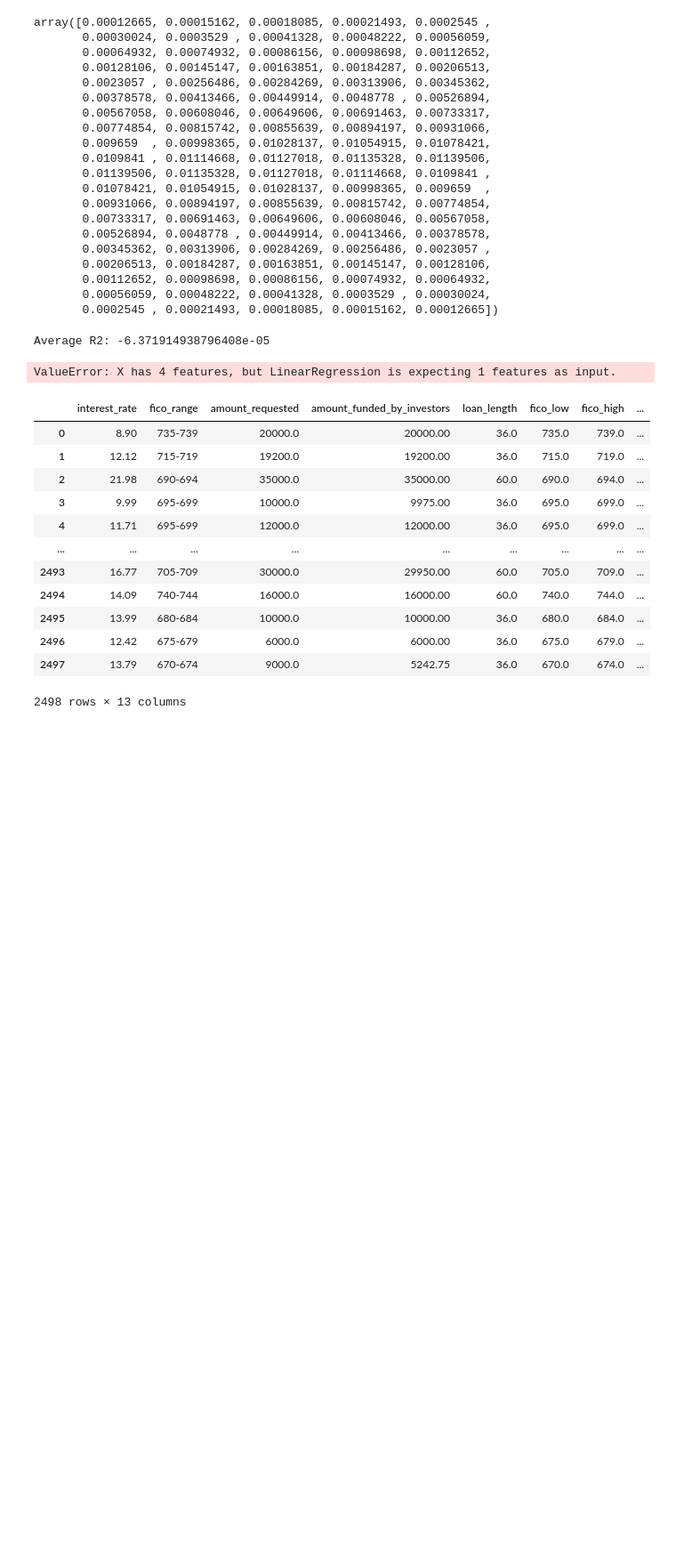
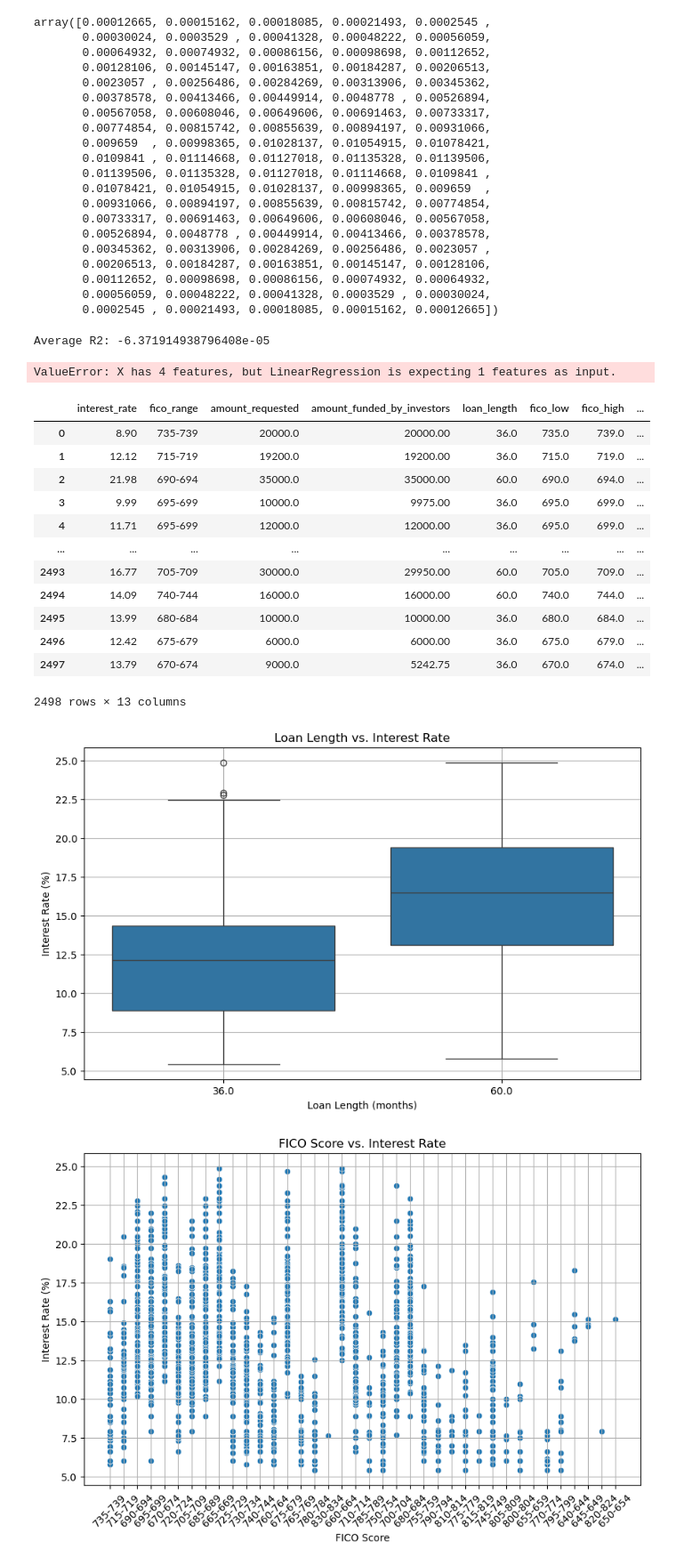
Before and after one commit to OKI300MER/interest_rate, a Jupyter notebook: interest_rate.ipynb, the cells around one changed output. Shown at 89% size. Saved outputs shown, nothing was run; the diff lists cells and outputs as text; code cells hidden in the pictures; blank space fills up the shorter version.

```diff
--- a/interest_rate.ipynb
+++ b/interest_rate.ipynb
@@ -284,3 +284,32 @@ bank_data
 | 2496 | 12.42 | 675-679 | 6000.0 | 6000.00 | 36.0 | 675.0 | 679.0 | ... |
 | 2497 | 13.79 | 670-674 | 9000.0 | 5242.75 | 36.0 | 670.0 | 674.0 | ... |
 2498 rows × 13 columns
+# %%
+plt.figure(figsize=(10, 6))
+sns.boxplot(x='loan_length', y='interest_rate', data=bank_data)
+plt.title('Loan Length vs. Interest Rate')
+plt.xlabel('Loan Length (months)')
+plt.ylabel('Interest Rate (%)')
+plt.grid(True)
+plt.show()
+
+plt.figure(figsize=(10, 6))
+sns.scatterplot(x='fico_range', y='interest_rate', data=bank_data)
+plt.title('FICO Score vs. Interest Rate')
+plt.xticks(rotation=45)
+plt.xlabel('FICO Score')
+plt.ylabel('Interest Rate (%)')
+plt.grid(True)
+plt.show()
+
+plt.figure(figsize=(10, 6))
+sns.histplot(data=bank_data['fico_range'], bins=20, kde=True, color='skyblue', edgecolor='black')
+plt.title('Distribution of FICO Scores')
+plt.xticks(rotation=45)
+plt.xlabel('FICO Score')
+plt.ylabel('Frequency')
+plt.grid(True)
+plt.show()
+# %% [output]
+[figure, added]
+[figure, added]
```
Also changed, not shown: parts of 8 cells of this notebook.
